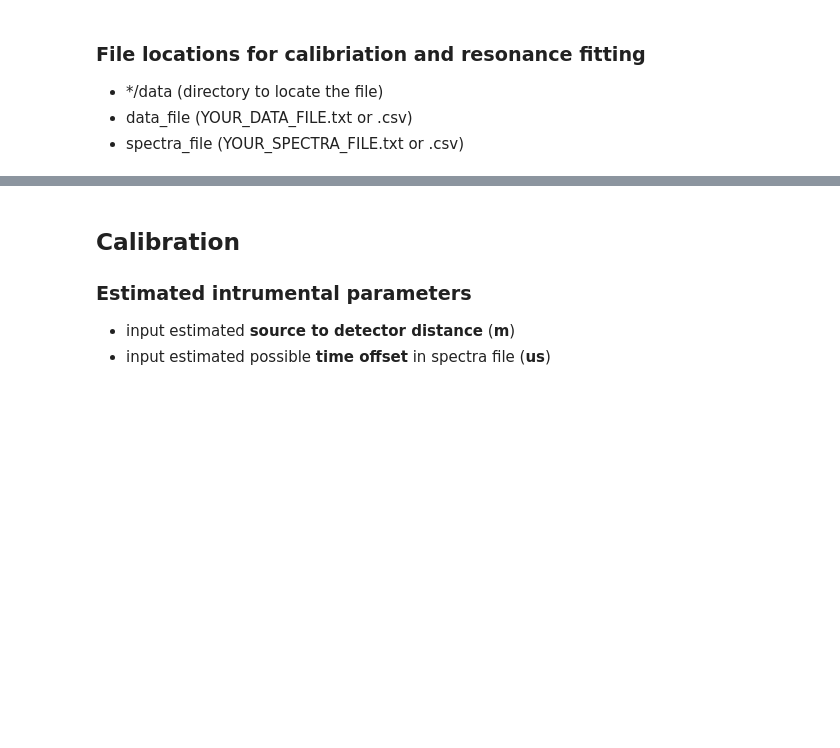
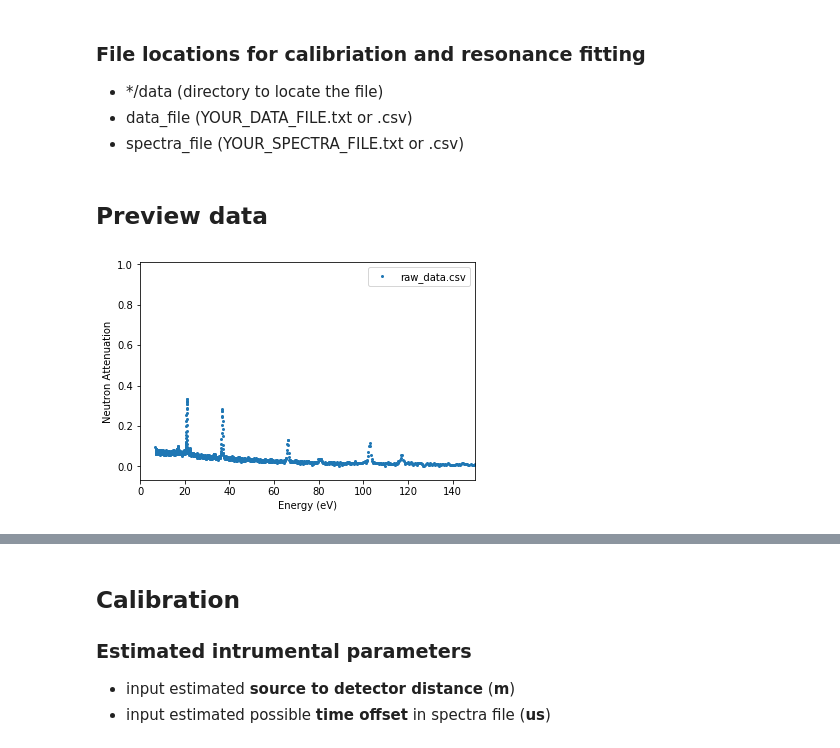
Before and after one commit to ornlneutronimaging/ResoFit, a Jupyter notebook: notebooks/tutorial.ipynb, the cells around one changed output, grey strips where cells are left out. Drawn from its saved outputs; the diff is of its cells as text; code cells hidden in the pictures; blank space fills up the shorter version.

Commit message:
update tutorial.

```diff
--- a/notebooks/tutorial.ipynb
+++ b/notebooks/tutorial.ipynb
@@ -27,6 +30,18 @@ energy_step = 0.01
   - data_file (YOUR_DATA_FILE.txt or .csv)
   - spectra_file (YOUR_SPECTRA_FILE.txt or .csv)
 # %%
-folder = 'data'
-data_file = 'Gd_thick.csv'
-spectra_file = 'Image002_Spectra.txt'
+folder = 'data/_data_for_tutorial'
+data_file = 'raw_data.csv'
+spectra_file = 'spectra.txt'
+norm_to_file = 'background.csv'
+# %% [markdown]
+## Preview data
+# %%
+experiment = Experiment(data_file=data_file,
+                        spectra_file=spectra_file,
+                        folder=folder)
+# %%
+experiment.plot_raw(x_axis='number')
+plt.show()
+# %% [output]
+[figure, added]
```
Also changed, not shown: parts of 10 cells of this notebook, 4 other files.
